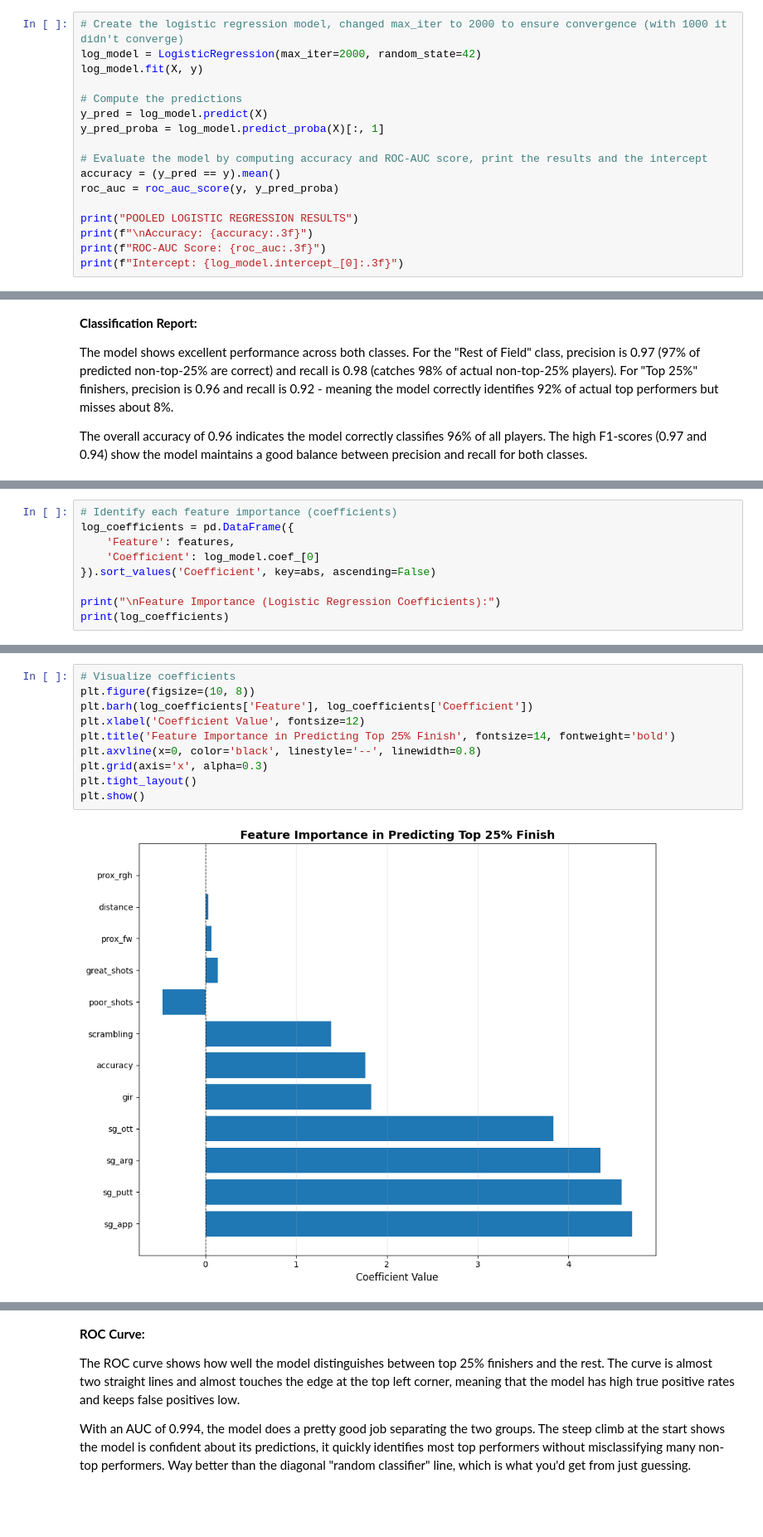
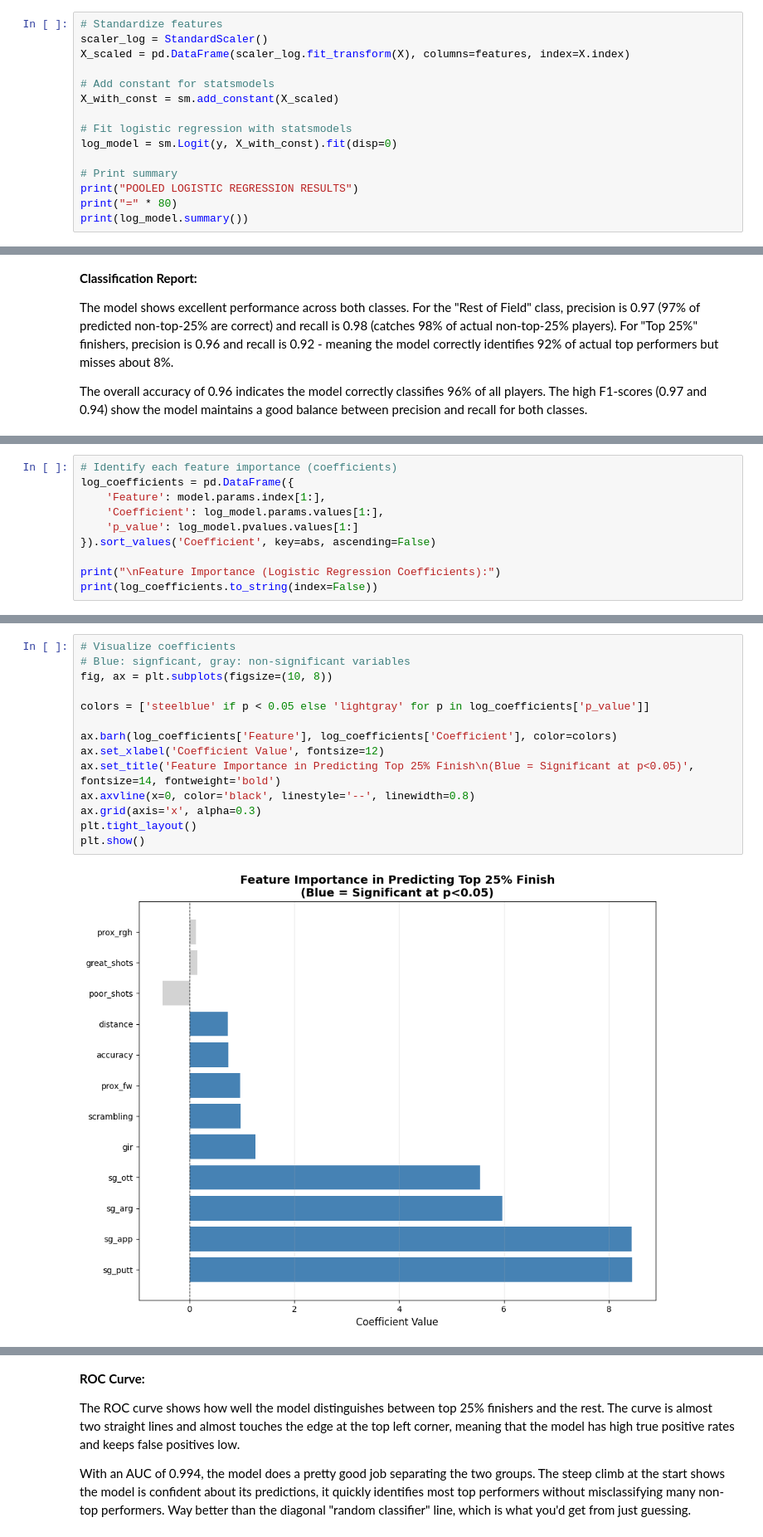
Before and after one commit to pinaluciana/Golf_project, a Jupyter notebook: notebooks/2_Regression_models.ipynb, the cells around one changed output, grey strips where cells are left out. Shown at 83% size. Cells and saved outputs as stored; diff of their text form; blank space fills up the shorter version.

Commit message:
Refactor regression models: use statsmodels for inference, add feature standardization

```diff
--- a/notebooks/2_Regression_models.ipynb
+++ b/notebooks/2_Regression_models.ipynb
@@ -386,21 +388,19 @@ print(f"\nUsing {len(features)} features: {features}")
 # %% [output]
 Using 12 features: ['distance', 'accuracy', 'sg_ott', 'sg_app', 'prox_fw', 'prox_rgh', 'sg_arg', 'scrambling', 'sg_putt', 'gir', 'great_shots', 'poor_shots']
 # %%
-# Create the logistic regression model, changed max_iter to 2000 to ensure convergence (with 1000 it didn't converge)
-log_model = LogisticRegression(max_iter=2000, random_state=42)
-log_model.fit(X, y)
+# Standardize features
+scaler_log = StandardScaler()
+X_scaled = pd.DataFrame(scaler_log.fit_transform(X), columns=features, index=X.index)
 
-# Compute the predictions
-y_pred = log_model.predict(X)
-y_pred_proba = log_model.predict_proba(X)[:, 1]
+# Add constant for statsmodels
+X_with_const = sm.add_constant(X_scaled)
 
-# Evaluate the model by computing accuracy and ROC-AUC score, print the results and the intercept
-accuracy = (y_pred == y).mean()
-roc_auc = roc_auc_score(y, y_pred_proba)
+# Fit logistic regression with statsmodels
+log_model = sm.Logit(y, X_with_const).fit(disp=0)
 
+# Print summary
 print("POOLED LOGISTIC REGRESSION RESULTS")
-print(f"\nAccuracy: {accuracy:.3f}")
-print(f"ROC-AUC Score: {roc_auc:.3f}")
-print(f"Intercept: {log_model.intercept_[0]:.3f}")
+print("=" * 80)
+print(log_model.summary())
 # %% [output]
 POOLED LOGISTIC REGRESSION RESULTS
@@ -469,11 +495,12 @@ Out of the 1,384 total predictions, only 49 were incorrect. The model is very st
 # %%
 # Identify each feature importance (coefficients)
 log_coefficients = pd.DataFrame({
-    'Feature': features,
-    'Coefficient': log_model.coef_[0]
+    'Feature': model.params.index[1:],
+    'Coefficient': log_model.params.values[1:],
+    'p_value': log_model.pvalues.values[1:]
 }).sort_values('Coefficient', key=abs, ascending=False)
 
 print("\nFeature Importance (Logistic Regression Coefficients):")
-print(log_coefficients)
+print(log_coefficients.to_string(index=False))
 # %% [output]
 Feature Importance (Logistic Regression Coefficients):
@@ -493,15 +520,19 @@ Feature Importance (Logistic Regression Coefficients):
 # %%
 # Visualize coefficients
-plt.figure(figsize=(10, 8))
-plt.barh(log_coefficients['Feature'], log_coefficients['Coefficient'])
-plt.xlabel('Coefficient Value', fontsize=12)
-plt.title('Feature Importance in Predicting Top 25% Finish', fontsize=14, fontweight='bold')
-plt.axvline(x=0, color='black', linestyle='--', linewidth=0.8)
-plt.grid(axis='x', alpha=0.3)
+# Blue: signficant, gray: non-significant variables
+fig, ax = plt.subplots(figsize=(10, 8))
+
+colors = ['steelblue' if p < 0.05 else 'lightgray' for p in log_coefficients['p_value']]
+
+ax.barh(log_coefficients['Feature'], log_coefficients['Coefficient'], color=colors)
+ax.set_xlabel('Coefficient Value', fontsize=12)
+ax.set_title('Feature Importance in Predicting Top 25% Finish\n(Blue = Significant at p<0.05)', fontsize=14, fontweight='bold')
+ax.axvline(x=0, color='black', linestyle='--', linewidth=0.8)
+ax.grid(axis='x', alpha=0.3)
 plt.tight_layout()
 plt.show()
 # %% [output]
-[figure, old version]
+[figure, new version]
 # %% [markdown]
 **Feature Importance (Logistic Regression Coefficients):**
 
```
Also changed, not shown: parts of 35 cells of this notebook.
